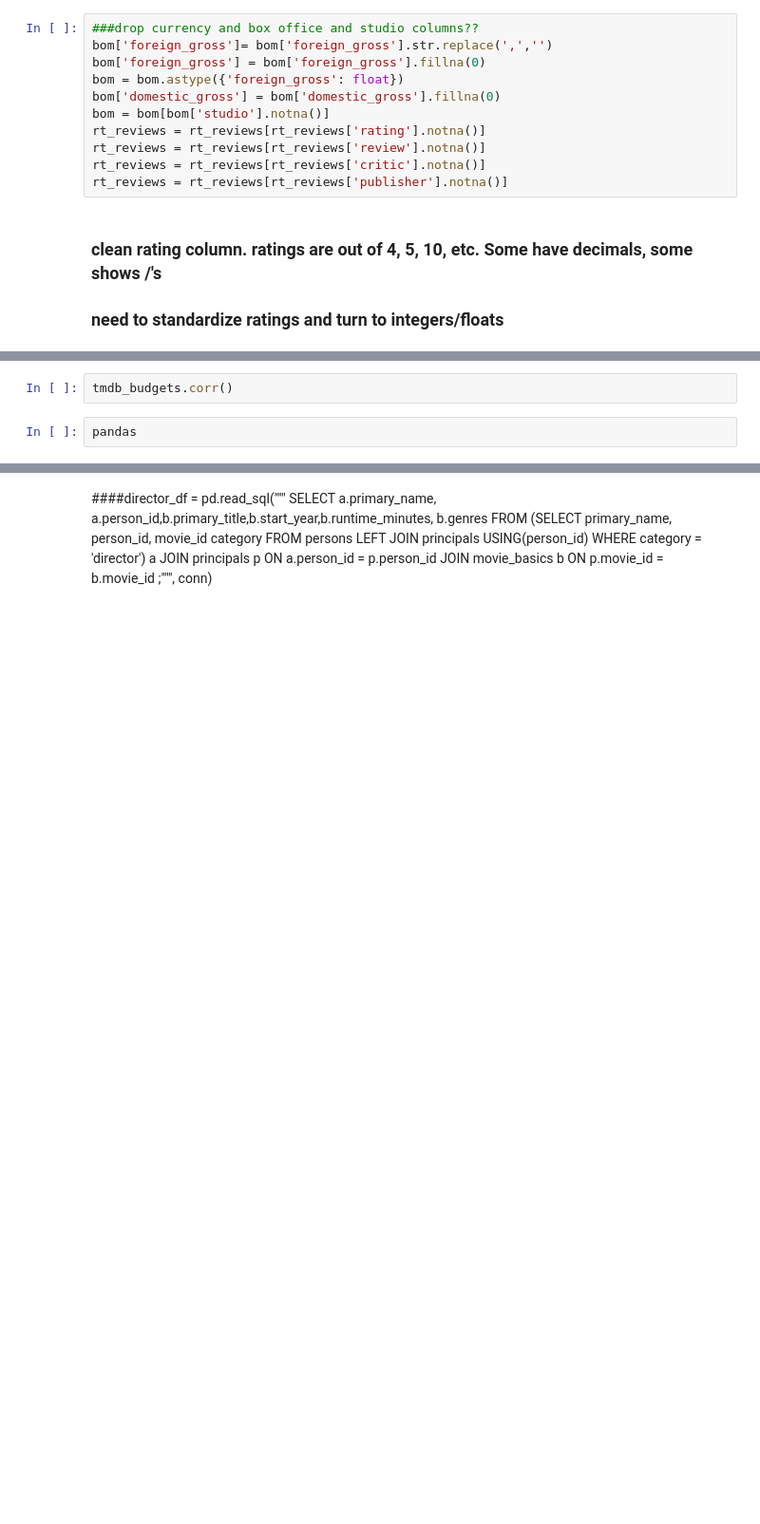
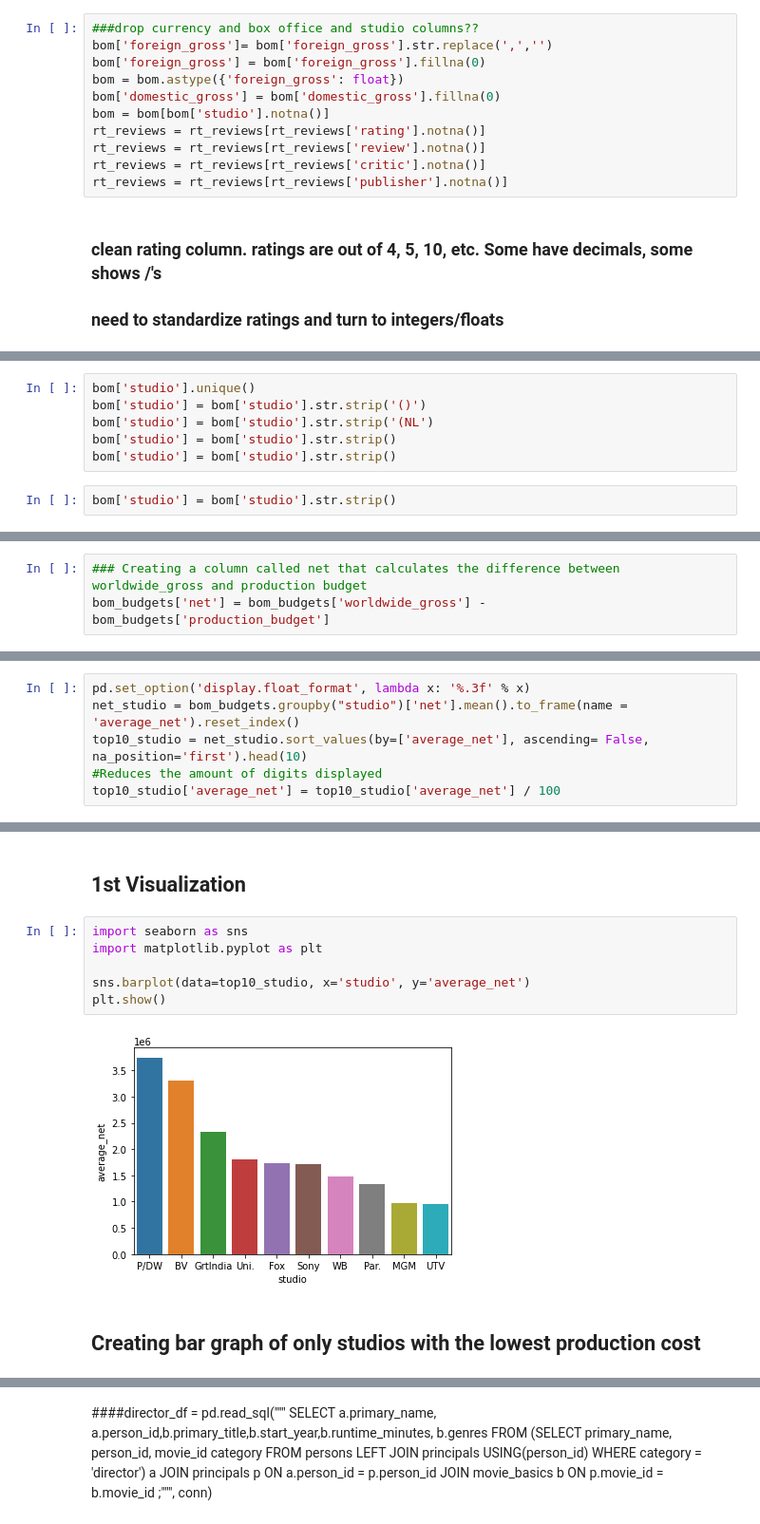
Before and after one commit to ndsecond/capstone-pod-7, a Jupyter notebook: notebooks/prince-dir/prince.ipynb, the cells around one changed output, grey strips where cells are left out. Shown at 95% size. Cells and saved outputs as stored; diff of their text form; blank space fills up the shorter version.

```diff
--- a/notebooks/prince-dir/prince.ipynb
+++ b/notebooks/prince-dir/prince.ipynb
@@ -56,0 +60,8 @@ tn_budgets = tn_budgets.astype({'worldwide_gross': 'int64'})
+# %%
+bom['studio'].unique()
+bom['studio'] = bom['studio'].str.strip('()')
+bom['studio'] = bom['studio'].str.strip('(NL')
+bom['studio'] = bom['studio'].str.strip()
+bom['studio'] = bom['studio'].str.strip()
+# %%
+bom['studio'] = bom['studio'].str.strip()
@@ -58,0 +76,3 @@ tn_budgets['year'] =  pd.DatetimeIndex(tn_budgets['release_date']).year
+# %%
+### Creating a column called net that calculates the difference between worldwide_gross and production budget
+bom_budgets['net'] = bom_budgets['worldwide_gross'] - bom_budgets['production_budget']
@@ -58,0 +81,6 @@ tn_budgets['year'] =  pd.DatetimeIndex(tn_budgets['release_date']).year
+# %%
+pd.set_option('display.float_format', lambda x: '%.3f' % x)
+net_studio = bom_budgets.groupby("studio")['net'].mean().to_frame(name = 'average_net').reset_index()
+top10_studio = net_studio.sort_values(by=['average_net'], ascending= False, na_position='first').head(10)
+#Reduces the amount of digits displayed
+top10_studio['average_net'] = top10_studio['average_net'] / 100
@@ -135,4 +149,12 @@ studio_merge = pd.mer
-# %%
-tmdb_budgets.corr()
-# %%
-pandas
+# %% [markdown]
+## 1st Visualization
+# %%
+import seaborn as sns
+import matplotlib.pyplot as plt
+
+sns.barplot(data=top10_studio, x='studio', y='average_net')
+plt.show()
+# %% [output]
+[figure, added]
+# %% [markdown]
+## Creating bar graph of only studios with the lowest production cost
```
Also changed, not shown: parts of 40 cells of this notebook, 1 other file.
